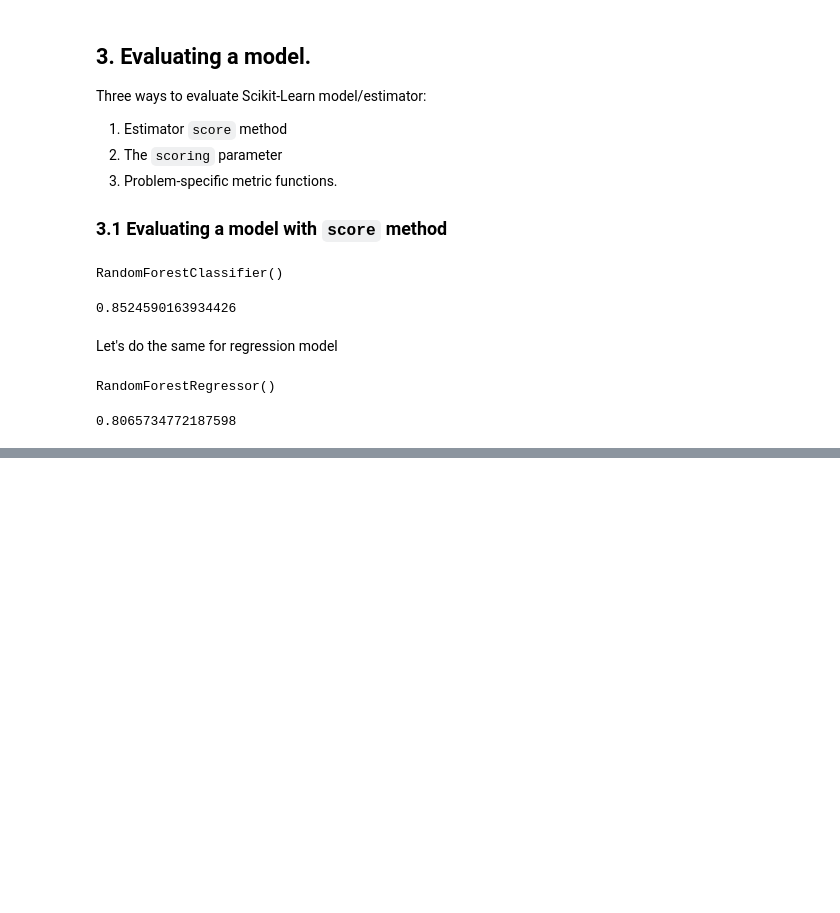
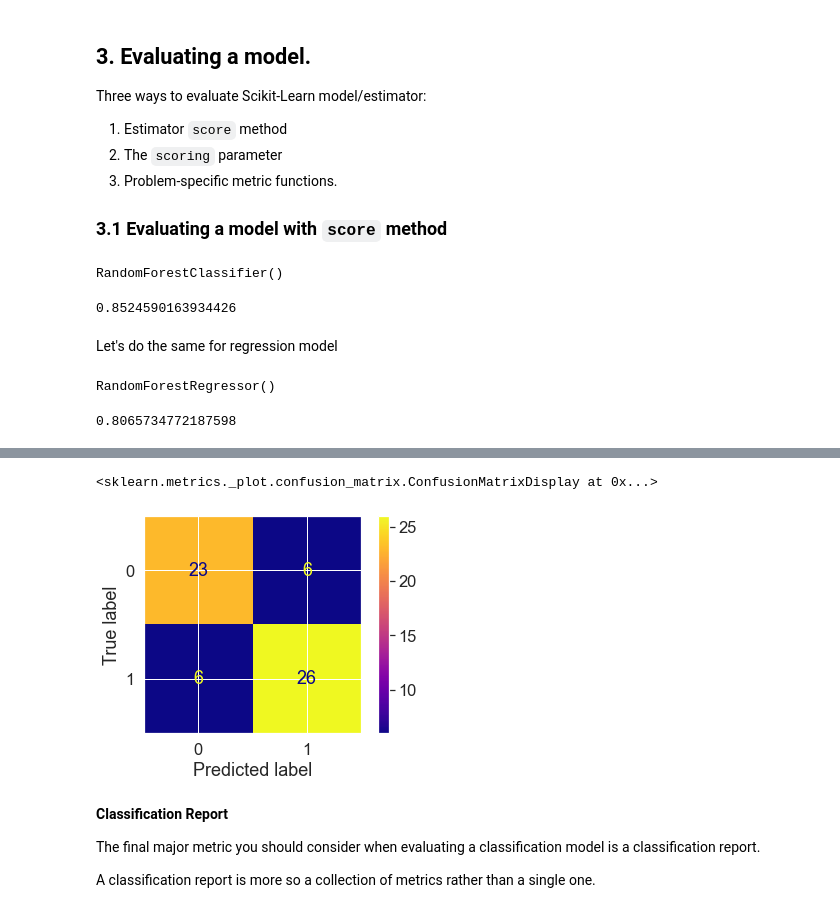
Before and after one commit to Psp29onetwo/ML_Playground, a Jupyter notebook: introduction-to-scikit-learn-in-detail.ipynb, the cells around one changed output, grey strips where cells are left out. Saved outputs shown, nothing was run; the diff lists cells and outputs as text; code cells hidden in the pictures; blank space fills up the shorter version.

```diff
--- a/introduction-to-scikit-learn-in-detail.ipynb
+++ b/introduction-to-scikit-learn-in-detail.ipynb
@@ -810,0 +1101,14 @@ from sklearn.model_selection import cross_val_score
+# %%
+from sklearn.metrics import plot_confusion_matrix
+
+# takes true x and y_true
+plot_confusion_matrix(clf, X_test, y_test, cmap="plasma")
+# %% [output]
+<sklearn.metrics._plot.confusion_matrix.ConfusionMatrixDisplay at 0x...>
+[figure, added]
+# %% [markdown]
+**Classification Report**
+
+The final major metric you should consider when evaluating a classification model is a classification report.
+
+A classification report is more so a collection of metrics rather than a single one.
```
Also changed, not shown: parts of 122 cells of this notebook, 2 other files.
